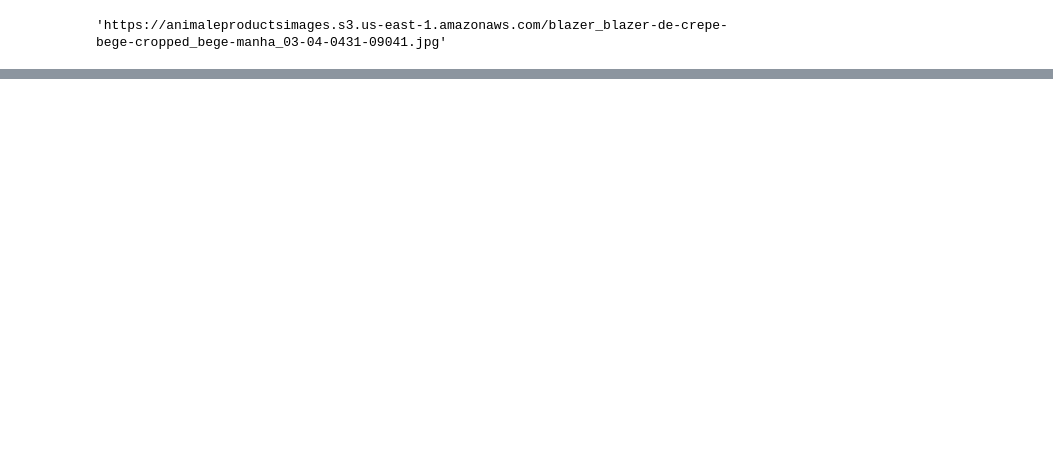
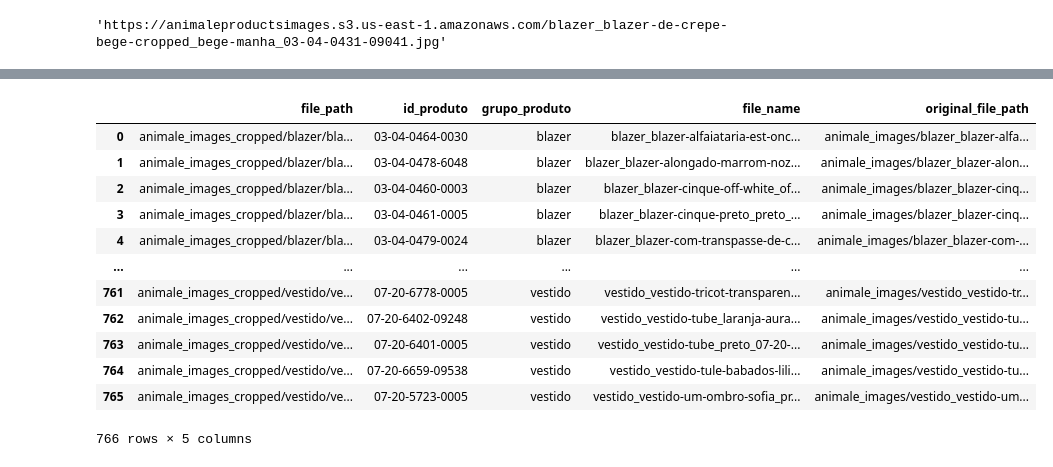
Before and after one commit to nicolessouza/StyleMatchAI, a Jupyter notebook: 00_SUBINDO_IMAGES.ipynb, the cells around one changed output, grey strips where cells are left out. Cells and saved outputs as stored; diff of their text form; code cells hidden in the pictures; blank space fills up the shorter version.

```diff
--- a/00_SUBINDO_IMAGES.ipynb
+++ b/00_SUBINDO_IMAGES.ipynb
@@ -168,0 +227,5 @@ get_link(df_file_names['file_name'][:9].to_list()[8])
+# %%
+df_file_names = pd.read_parquet('datasets/base_animale_filtrada.parquet')
+# %%
+# Criando coluna original_file_path que coloca animale_images/ no início do file_name
+df_file_names['original_file_path'] = df_file_names['file_name'].apply(lambda x: f"animale_images/{x}")
@@ -168,0 +283,16 @@ get_link(df_file_names['file_name'][:9].to_list()[8])
+# %%
+df_file_names
+# %% [output]
+|  | file_path | id_produto | grupo_produto | file_name | original_file_path |
+| 0 | animale_images_cropped/blazer/bla... | 03-04-0464-0030 | blazer | blazer_blazer-alfaiataria-est-onc... | animale_images/blazer_blazer-alfa... |
+| 1 | animale_images_cropped/blazer/bla... | 03-04-0478-6048 | blazer | blazer_blazer-alongado-marrom-noz... | animale_images/blazer_blazer-alon... |
+| 2 | animale_images_cropped/blazer/bla... | 03-04-0460-0003 | blazer | blazer_blazer-cinque-off-white_of... | animale_images/blazer_blazer-cinq... |
+| 3 | animale_images_cropped/blazer/bla... | 03-04-0461-0005 | blazer | blazer_blazer-cinque-preto_preto_... | animale_images/blazer_blazer-cinq... |
+| 4 | animale_images_cropped/blazer/bla... | 03-04-0479-0024 | blazer | blazer_blazer-com-transpasse-de-c... | animale_images/blazer_blazer-com-... |
+| ... | ... | ... | ... | ... | ... |
+| 761 | animale_images_cropped/vestido/ve... | 07-20-6778-0005 | vestido | vestido_vestido-tricot-transparen... | animale_images/vestido_vestido-tr... |
+| 762 | animale_images_cropped/vestido/ve... | 07-20-6402-09248 | vestido | vestido_vestido-tube_laranja-aura... | animale_images/vestido_vestido-tu... |
+| 763 | animale_images_cropped/vestido/ve... | 07-20-6401-0005 | vestido | vestido_vestido-tube_preto_07-20-... | animale_images/vestido_vestido-tu... |
+| 764 | animale_images_cropped/vestido/ve... | 07-20-6659-09538 | vestido | vestido_vestido-tule-babados-lili... | animale_images/vestido_vestido-tu... |
+| 765 | animale_images_cropped/vestido/ve... | 07-20-5723-0005 | vestido | vestido_vestido-um-ombro-sofia_pr... | animale_images/vestido_vestido-um... |
+766 rows × 5 columns
```
Also changed, not shown: parts of 15 cells of this notebook, 37 other files.
